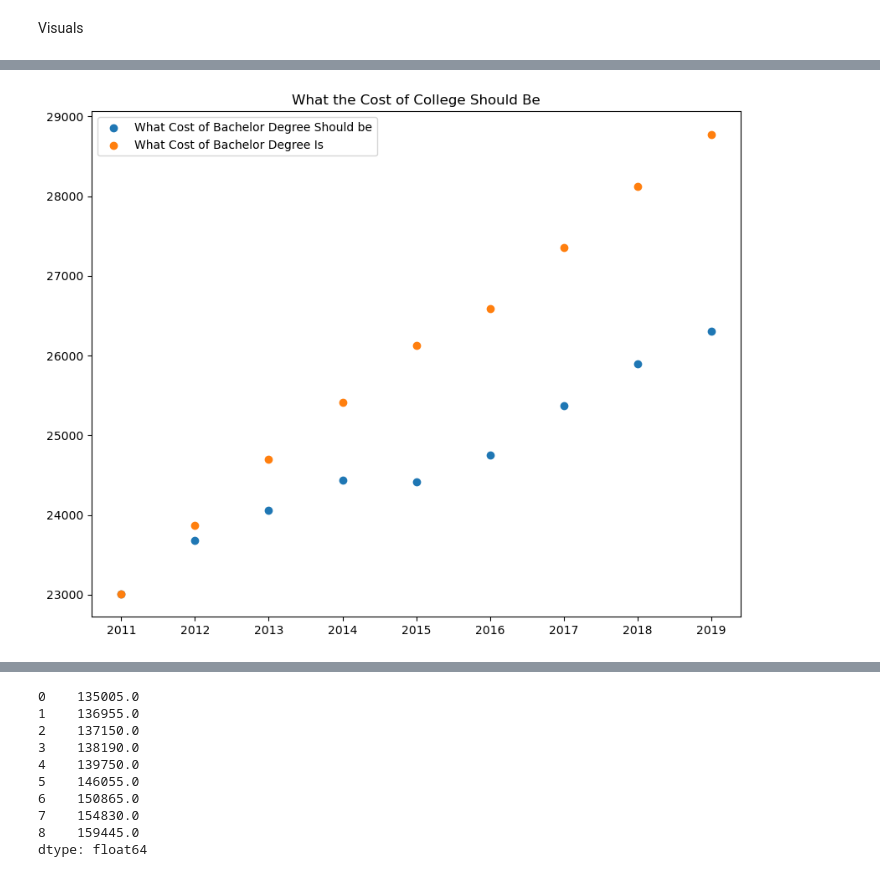
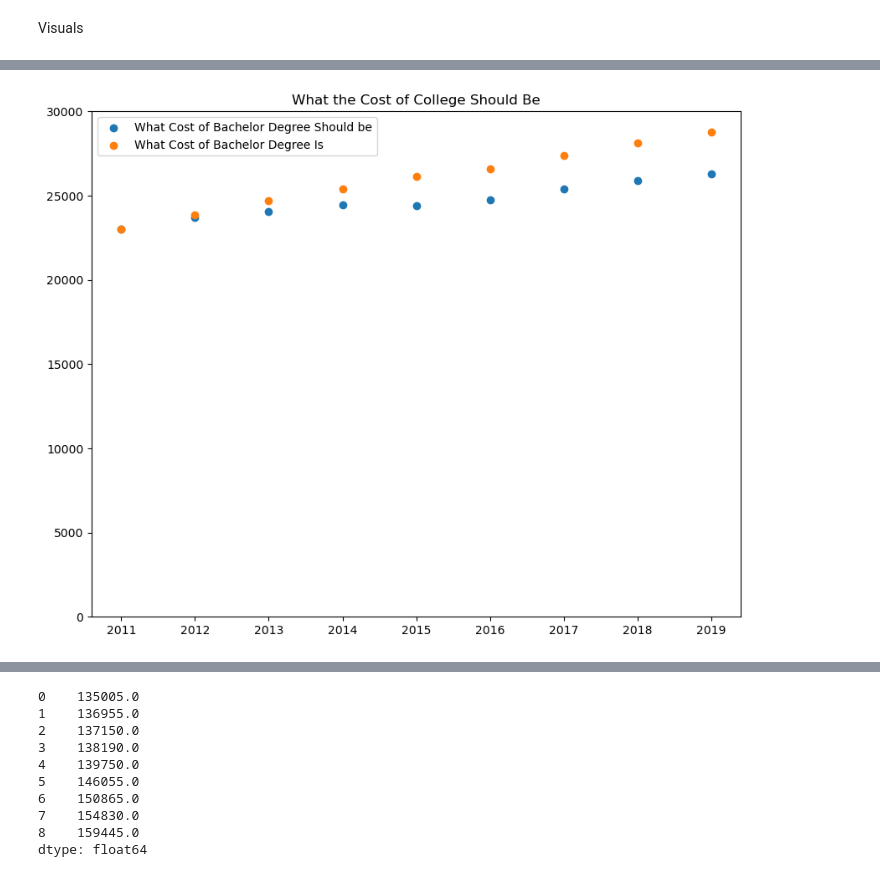
Before and after one commit to SierraAndrews01/Monetary-Value-of-College, a Jupyter notebook: Files/Monetary Value of College.ipynb, the cells around one changed output, grey strips where cells are left out. Cells and saved outputs as stored; diff of their text form; code cells hidden in the pictures.

```diff
--- a/Files/Monetary Value of College.ipynb
+++ b/Files/Monetary Value of College.ipynb
@@ -176,21 +160,22 @@ ax.grid()
 # %%
 ## This graph shows the cost of just one year of college, not all four years combined
 IDEK_Bachelor = Bachelor_Cost_Data['22,074']
 Bachelor_Cost_Data['22,074'] = Bachelor_Cost_Data['22,074'].apply(cast_to_numeric)
 
 x = 2011, 2012, 2013, 2014, 2015, 2016, 2017, 2018, 2019
 y1 = 23011, 23684, 24061, 24441, 24419, 24755, 25374, 25899, 26301
 y2 = Bachelor_Cost_Data['22,074']
 
 plt.rcParams.update({'figure.figsize':(10,8), 'figure.dpi':100})
 plt.scatter(x, y1, label=f'What Cost of Bachelor Degree Should be')
 plt.scatter(x, y2, label=f'What Cost of Bachelor Degree Is')
+plt.ylim([0,30000])
 
 plt.title('What the Cost of College Should Be')
 plt.legend()
 plt.show()
 # %% [output]
-[figure, old version]
+[figure, new version]
 # %%
 ## This graph shows the cost of just one year of college, not all four years combined
 IDEK_Associate = Associate_Cost_Data['8,868']
```
Also changed, not shown: parts of 8 cells of this notebook.
